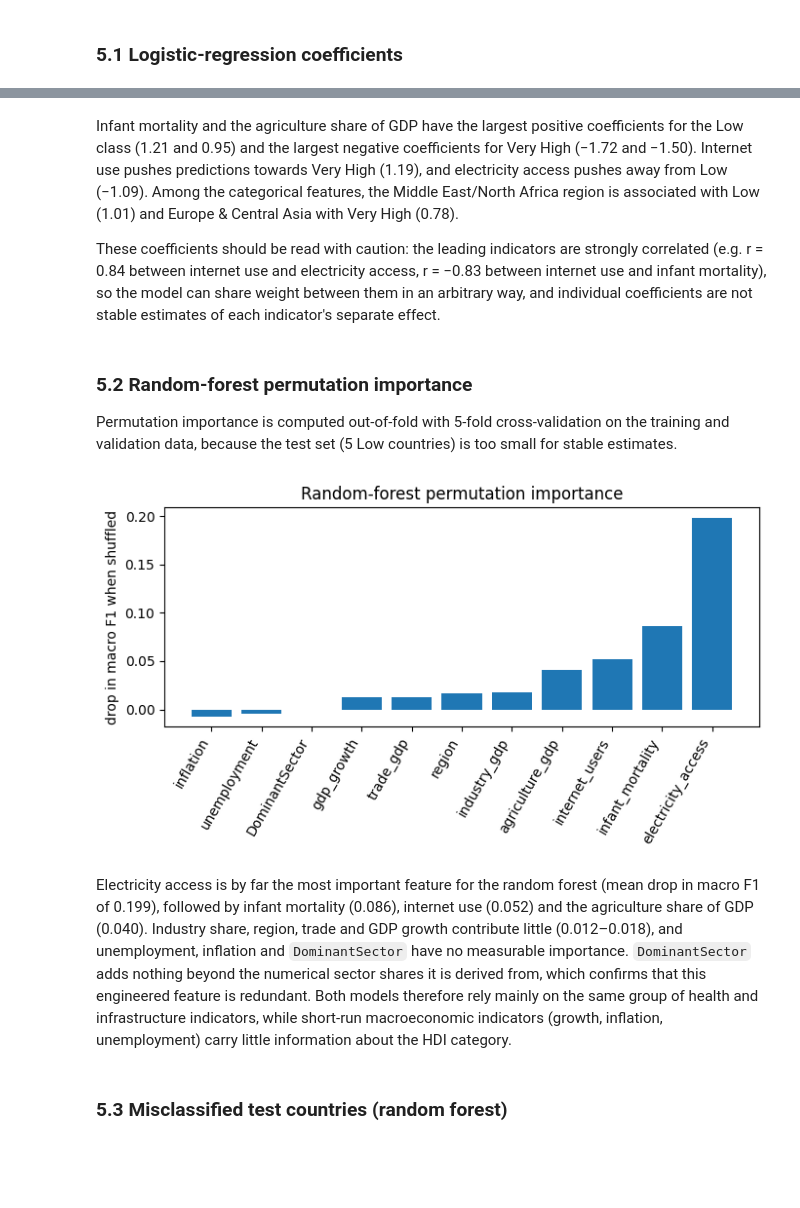
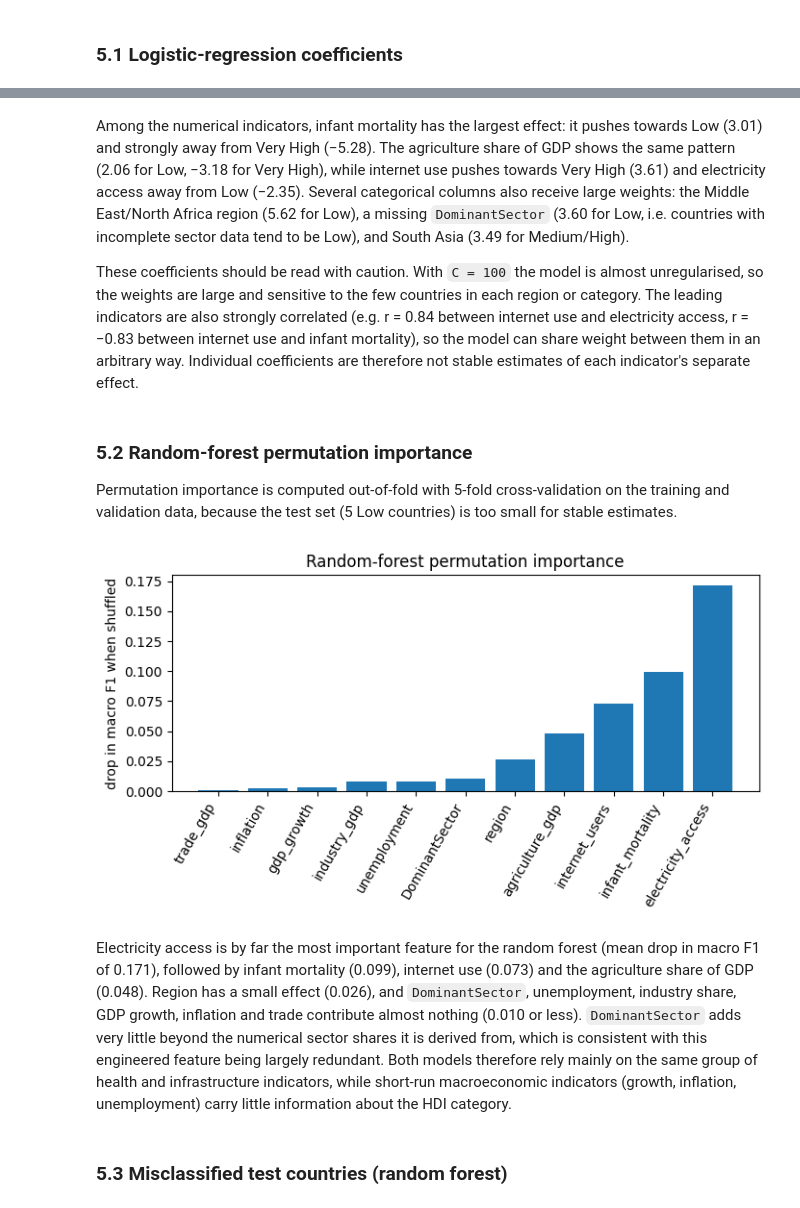
Before and after one commit to tanishjain0911-beep/ds203-hdi-classification, a Jupyter notebook: notebooks/03b_modelling.ipynb, the cells around one changed output, grey strips where cells are left out. Drawn from its saved outputs; the diff is of its cells as text; code cells hidden in the pictures; blank space fills up the shorter version.

```diff
--- a/notebooks/03b_modelling.ipynb
+++ b/notebooks/03b_modelling.ipynb
@@ -68,9 +71,8 @@ All models are tuned on the training set only, using macro F1 as the selection m
 majority_class = pd.Series(y_train).value_counts().index[0]
 print("Majority class:", CLASS_NAMES[majority_class])
 
-kf = KFold(n_splits=5, shuffle=True, random_state=SEED)
 baseline_scores = []
-for fold_idx, (train_idx, val_idx) in enumerate(kf.split(X_train, y_train)):
+for fold_idx, (train_idx, val_idx) in enumerate(cv.split(X_train, y_train)):
     fold_majority = pd.Series(y_train[train_idx]).value_counts().index[0]
     fold_pred = np.array([fold_majority] * len(val_idx))
     baseline_scores.append(f1_score(y_train[val_idx], fold_pred, average="macro"))
@@ -88,7 +90,7 @@ lr_pipeline = Pipeline([
 ])
 lr_param_grid = {"clf__C": [0.01, 0.1, 1, 10, 100]}
 
-lr_search = GridSearchCV(lr_pipeline, lr_param_grid, cv=5, scoring="f1_macro")
+lr_search = GridSearchCV(lr_pipeline, lr_param_grid, cv=cv, scoring="f1_macro")
 lr_search.fit(X_train, y_train)
 print("Best parameters:", lr_search.best_params_)
 
@@ -97,6 +99,6 @@ lr_model = Pipeline([
     ("pre", make_preprocessor()),
     ("clf", LogisticRegression(C=best_C, max_iter=5000))
 ])
-lr_cv_scores = cross_val_score(lr_model, X_train, y_train, cv=5, scoring="f1_macro")
+lr_cv_scores = cross_val_score(lr_model, X_train, y_train, cv=cv, scoring="f1_macro")
 print(f"CV macro F1: {lr_cv_scores.mean():.3f} ± {np.std(lr_cv_scores):.3f}")
 # %% [output]
@@ -114,7 +116,7 @@ dt_param_grid = {
     "clf__min_samples_leaf": [1, 3, 5]
 }
 
-dt_search = GridSearchCV(dt_pipeline, dt_param_grid, cv=5, scoring="f1_macro")
+dt_search = GridSearchCV(dt_pipeline, dt_param_grid, cv=cv, scoring="f1_macro")
 dt_search.fit(X_train, y_train)
 print("Best parameters:", dt_search.best_params_)
 
@@ -125,6 +127,6 @@ dt_model = Pipeline([
     ("clf", DecisionTreeClassifier(max_depth=best_dt_depth, min_samples_leaf=best_dt_leaf,
                                    random_state=SEED))
 ])
-dt_cv_scores = cross_val_score(dt_model, X_train, y_train, cv=5, scoring="f1_macro")
+dt_cv_scores = cross_val_score(dt_model, X_train, y_train, cv=cv, scoring="f1_macro")
 print(f"CV macro F1: {dt_cv_scores.mean():.3f} ± {np.std(dt_cv_scores):.3f}")
 # %% [output]
@@ -142,7 +144,7 @@ rf_param_grid = {
     "clf__min_samples_leaf": [1, 3]
 }
 
-rf_search = GridSearchCV(rf_pipeline, rf_param_grid, cv=5, scoring="f1_macro")
+rf_search = GridSearchCV(rf_pipeline, rf_param_grid, cv=cv, scoring="f1_macro")
 rf_search.fit(X_train, y_train)
 print("Best parameters:", rf_search.best_params_)
 
@@ -153,6 +155,6 @@ rf_model = Pipeline([
     ("clf", RandomForestClassifier(n_estimators=300, max_depth=best_rf_depth,
                                    min_samples_leaf=best_rf_leaf, random_state=SEED))
 ])
-rf_cv_scores = cross_val_score(rf_model, X_train, y_train, cv=5, scoring="f1_macro")
+rf_cv_scores = cross_val_score(rf_model, X_train, y_train, cv=cv, scoring="f1_macro")
 print(f"CV macro F1: {rf_cv_scores.mean():.3f} ± {np.std(rf_cv_scores):.3f}")
 # %% [output]
@@ -319,7 +321,7 @@ plt.show()
 # %% [markdown]
-Infant mortality and the agriculture share of GDP have the largest positive coefficients for the Low class (1.21 and 0.95) and the largest negative coefficients for Very High (−1.72 and −1.50). Internet use pushes predictions towards Very High (1.19), and electricity access pushes away from Low (−1.09). Among the categorical features, the Middle East/North Africa region is associated with Low (1.01) and Europe & Central Asia with Very High (0.78).
+Among the numerical indicators, infant mortality has the largest effect: it pushes towards Low (3.01) and strongly away from Very High (−5.28). The agriculture share of GDP shows the same pattern (2.06 for Low, −3.18 for Very High), while internet use pushes towards Very High (3.61) and electricity access away from Low (−2.35). Several categorical columns also receive large weights: the Middle East/North Africa region (5.62 for Low), a missing `DominantSector` (3.60 for Low, i.e. countries with incomplete sector data tend to be Low), and South Asia (3.49 for Medium/High).
 
-These coefficients should be read with caution: the leading indicators are strongly correlated (e.g. r = 0.84 between internet use and electricity access, r = −0.83 between internet use and infant mortality), so the model can share weight between them in an arbitrary way, and individual coefficients are not stable estimates of each indicator's separate effect.
+These coefficients should be read with caution. With `C = 100` the model is almost unregularised, so the weights are large and sensitive to the few countries in each region or category. The leading indicators are also strongly correlated (e.g. r = 0.84 between internet use and electricity access, r = −0.83 between internet use and infant mortality), so the model can share weight between them in an arbitrary way. Individual coefficients are therefore not stable estimates of each indicator's separate effect.
 # %% [markdown]
 ### 5.2 Random-forest permutation importance
 
@@ -327,33 +329,32 @@ Permutation importance is computed out-of-fold with 5-fold cross-validation on t
 # %%
 rf_fold_model = Pipeline([
     ("pre", make_preprocessor()),
     ("clf", RandomForestClassifier(n_estimators=300, max_depth=best_rf_depth,
                                    min_samples_leaf=best_rf_leaf, random_state=SEED))
 ])
 
-kf = KFold(n_splits=5, shuffle=True, random_state=SEED)
 fold_importances = []
-for fold_idx, (train_idx, val_idx) in enumerate(kf.split(X_trval, y_trval)):
+for fold_idx, (train_idx, val_idx) in enumerate(cv.split(X_trval, y_trval)):
     rf_fold_model.fit(X_trval.iloc[train_idx], y_trval[train_idx])
     result = permutation_importance(rf_fold_model, X_trval.iloc[val_idx], y_trval[val_idx],
                                     scoring="f1_macro", n_repeats=20, random_state=SEED)
     fold_importances.append(result.importances_mean)
 
 importance = pd.Series(np.mean(fold_importances, axis=0), index=X_trval.columns)
 importance = importance.sort_values()
 
 plt.figure(figsize=(7, 4))
 plt.bar(importance.index, importance.values)
 plt.xticks(rotation=60, ha="right")
 plt.ylabel("drop in macro F1 when shuffled")
 plt.title("Random-forest permutation importance")
 plt.tight_layout()
 plt.savefig("../figures/permutation_importance.png", dpi=150)
 plt.show()
 # %% [output]
-[figure, old version]
+[figure, new version]
 # %% [markdown]
-Electricity access is by far the most important feature for the random forest (mean drop in macro F1 of 0.199), followed by infant mortality (0.086), internet use (0.052) and the agriculture share of GDP (0.040). Industry share, region, trade and GDP growth contribute little (0.012–0.018), and unemployment, inflation and `DominantSector` have no measurable importance. `DominantSector` adds nothing beyond the numerical sector shares it is derived from, which confirms that this engineered feature is redundant. Both models therefore rely mainly on the same group of health and infrastructure indicators, while short-run macroeconomic indicators (growth, inflation, unemployment) carry little information about the HDI category.
+Electricity access is by far the most important feature for the random forest (mean drop in macro F1 of 0.171), followed by infant mortality (0.099), internet use (0.073) and the agriculture share of GDP (0.048). Region has a small effect (0.026), and `DominantSector`, unemployment, industry share, GDP growth, inflation and trade contribute almost nothing (0.010 or less). `DominantSector` adds very little beyond the numerical sector shares it is derived from, which is consistent with this engineered feature being largely redundant. Both models therefore rely mainly on the same group of health and infrastructure indicators, while short-run macroeconomic indicators (growth, inflation, unemployment) carry little information about the HDI category.
 # %% [markdown]
 ### 5.3 Misclassified test countries (random forest)
 # %%
```
Also changed, not shown: parts of 16 cells of this notebook, 3 other files.
